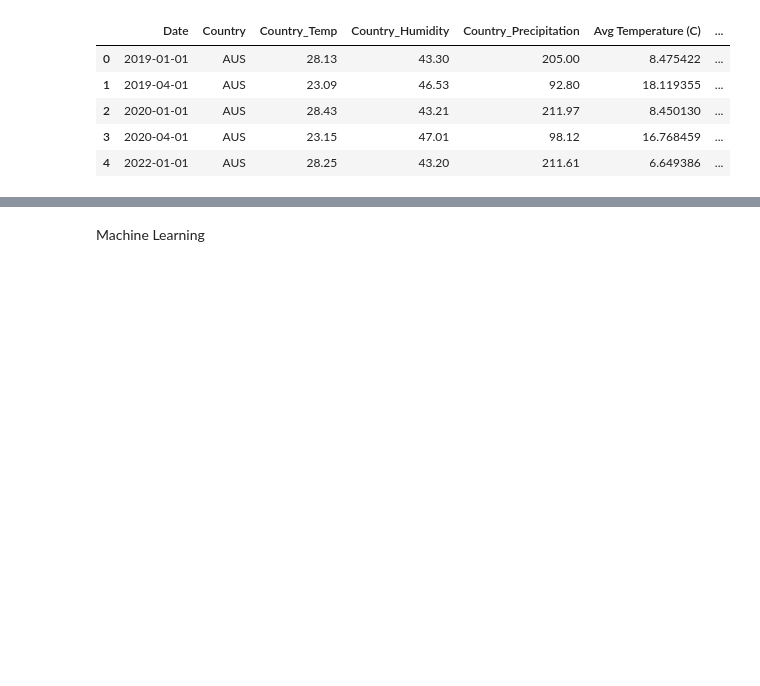
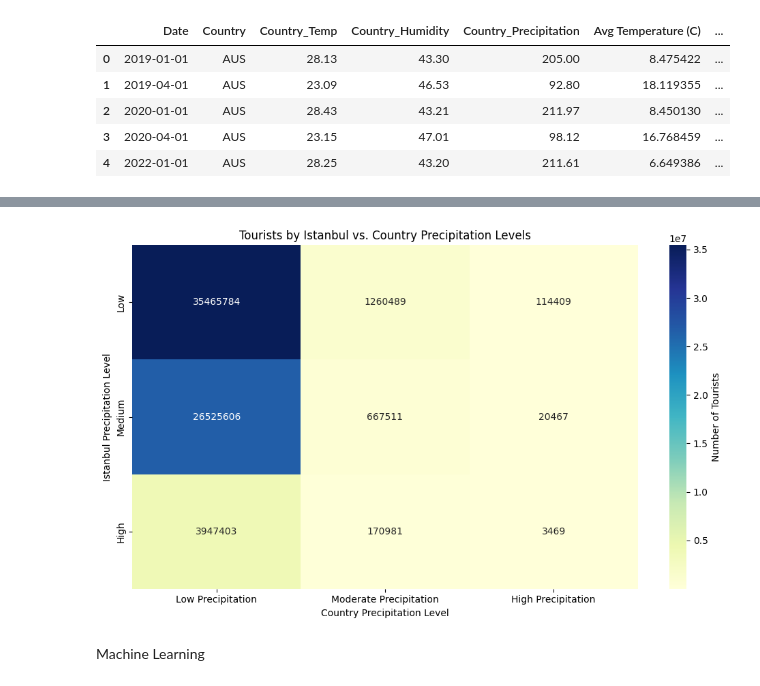
Before and after one commit to BoraComert/Bora-DSA210-Project, a Jupyter notebook: codes.ipynb, the cells around one changed output, grey strips where cells are left out. Cells and saved outputs as stored; diff of their text form; code cells hidden in the pictures; blank space fills up the shorter version.

```diff
--- a/codes.ipynb
+++ b/codes.ipynb
@@ -24,3 +626,50 @@ df.head()
+# %%
+import pandas as pd
+import matplotlib.pyplot as plt
+import seaborn as sns
+
+# Load your data
+df = pd.read_csv("/Users/boracomert/Desktop/Bora-DSA210-Project-1/merged_output.csv")
+
+# Classify Istanbul Precipitation
+def classify_istanbul_precip(precip):
+    if precip < 50:
+        return 'Low'
+    elif precip <= 100:
+        return 'Medium'
+    else:
+        return 'High'
+
+# Classify Country Precipitation
+def classify_country_precip(precip):
+    if precip < 500:
+        return 'Low Precipitation'
+    elif precip <= 1000:
+        return 'Moderate Precipitation'
+    else:
+        return 'High Precipitation'
+
+# Apply the classifications
+df['Istanbul_Precip_Type'] = df['Total Precipitation (mm)'].apply(classify_istanbul_precip)
+df['Precipitation_Type'] = df['Country_Precipitation'].apply(classify_country_precip)
+
+# Create pivot table: Istanbul Precip Type (rows) vs Country Precip Type (columns)
+pivot_precip = df.groupby(['Istanbul_Precip_Type', 'Precipitation_Type'])['ziyaretci_sayisi'].sum().unstack().fillna(0)
+
+# Reorder for cleaner visuals
+pivot_precip = pivot_precip.reindex(index=['Low', 'Medium', 'High'],
+                                     columns=['Low Precipitation', 'Moderate Precipitation', 'High Precipitation'])
+
+# Plot heatmap
+plt.figure(figsize=(10, 6))
+sns.heatmap(pivot_precip, annot=True, fmt=".0f", cmap="YlGnBu", cbar_kws={'label': 'Number of Tourists'})
+plt.title("Tourists by Istanbul vs. Country Precipitation Levels")
+plt.xlabel("Country Precipitation Level")
+plt.ylabel("Istanbul Precipitation Level")
+plt.tight_layout()
+plt.show()
+# %% [output]
+[figure, added]
 # %% [markdown]
 Machine Learning
 # %% [markdown]
```
Also changed, not shown: parts of 46 cells of this notebook, 1 other file.
